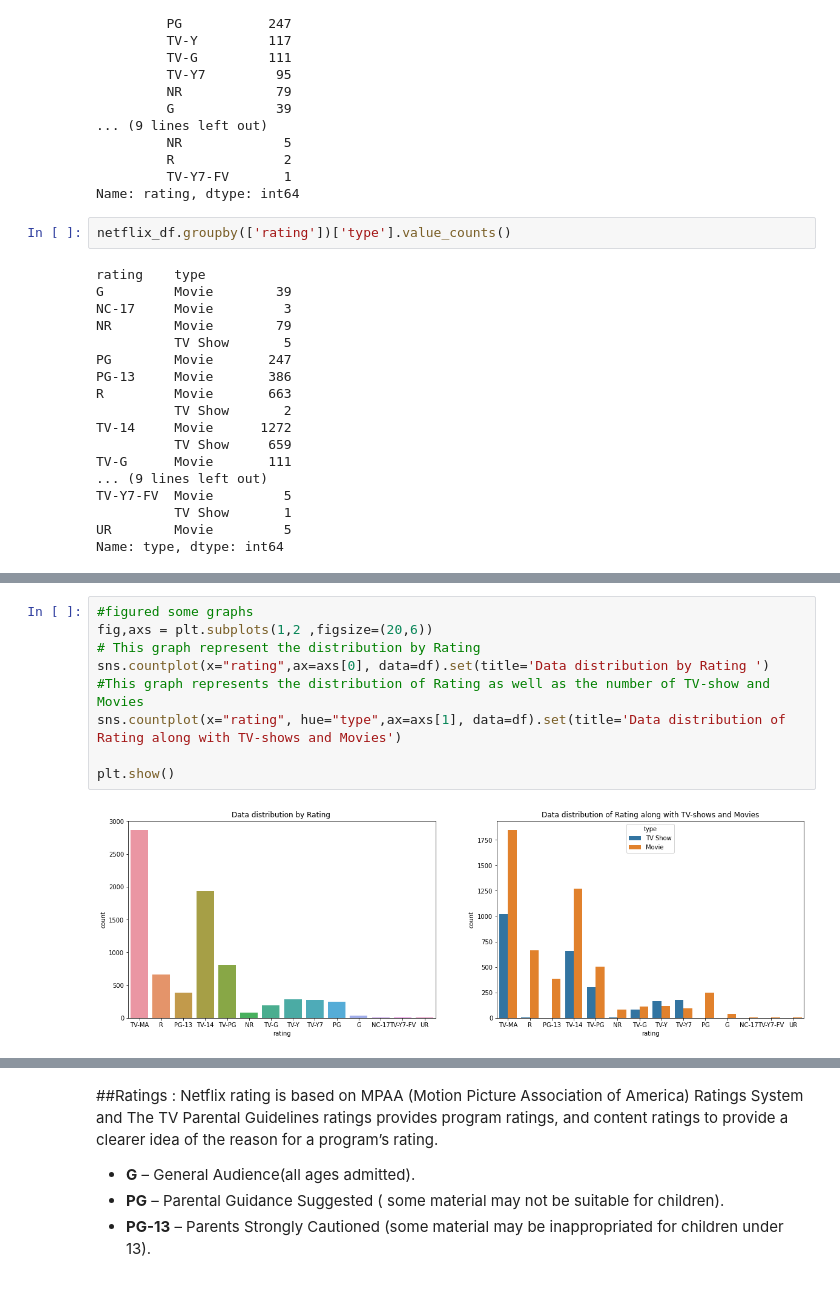
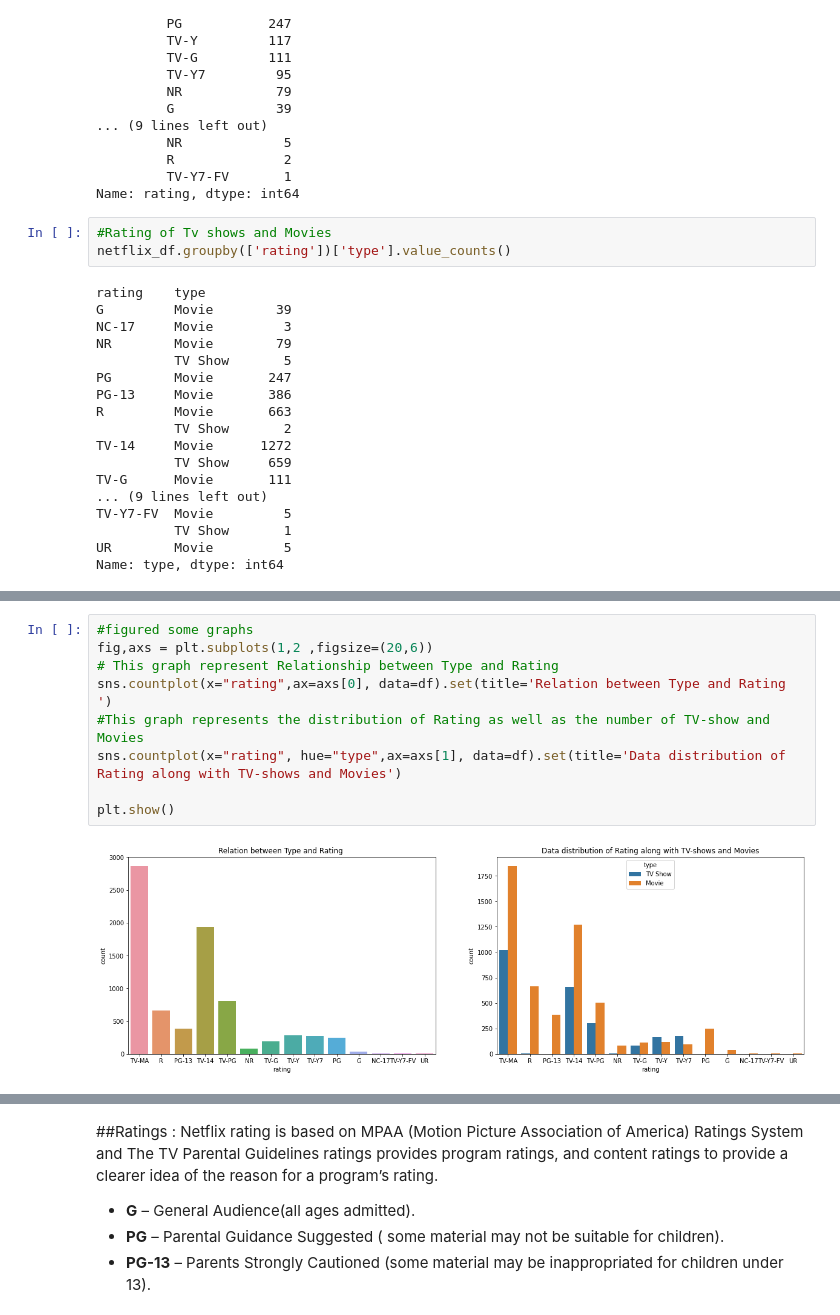
Before and after one commit to MadhurAwasthi/NETFLIX-MOVIES-AND-TV-SHOWS-CLUSTERING-UNSUPERVISED-ML, a Jupyter notebook: NETFLIX_MOVIES_AND_TV_SHOWS_CLUSTERING.ipynb, the cells around one changed output, grey strips where cells are left out. Drawn from its saved outputs; the diff is of its cells as text.

```diff
--- a/NETFLIX_MOVIES_AND_TV_SHOWS_CLUSTERING.ipynb
+++ b/NETFLIX_MOVIES_AND_TV_SHOWS_CLUSTERING.ipynb
@@ -340,6 +357,7 @@ Movie    TV-MA       1845
          TV-Y7-FV       1
 Name: rating, dtype: int64
 # %%
+#Rating of Tv shows and Movies
 netflix_df.groupby(['rating'])['type'].value_counts()
 # %% [output]
 rating    type
@@ -371,12 +389,12 @@ netflix_df.head()
 # %%
 #figured some graphs
 fig,axs = plt.subplots(1,2 ,figsize=(20,6))
-# This graph represent the distribution by Rating
-sns.countplot(x="rating",ax=axs[0], data=df).set(title='Data distribution by Rating ')
+# This graph represent Relationship between Type and Rating
+sns.countplot(x="rating",ax=axs[0], data=df).set(title='Relation between Type and Rating ')
 #This graph represents the distribution of Rating as well as the number of TV-show and Movies
 sns.countplot(x="rating", hue="type",ax=axs[1], data=df).set(title='Data distribution of Rating along with TV-shows and Movies')
 
 plt.show()
 # %% [output]
-[figure, old version]
+[figure, new version]
 # %%
```
Also changed, not shown: parts of 20 cells of this notebook.
